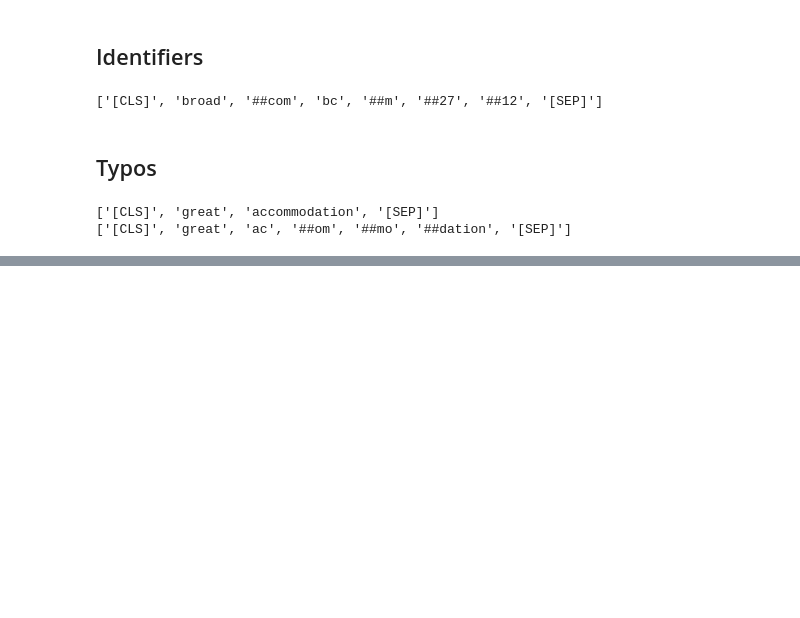
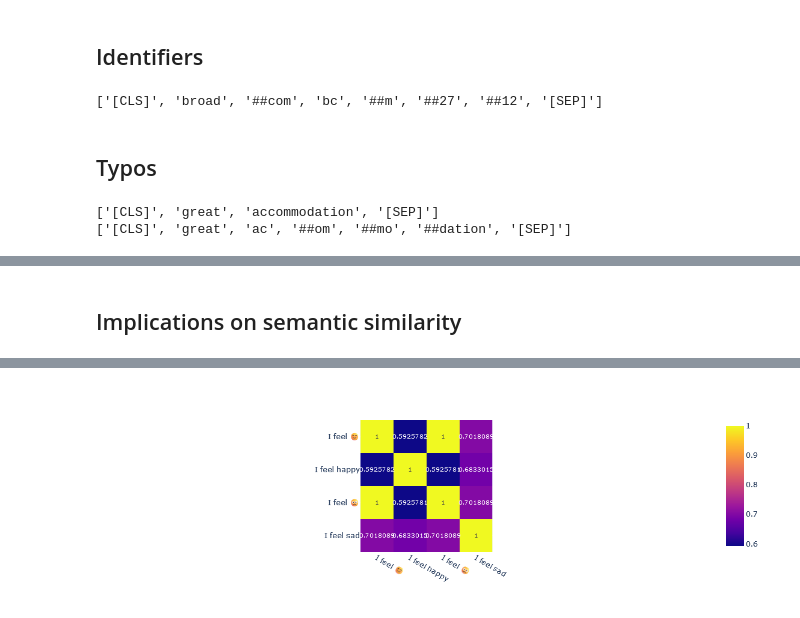
Before and after one commit to sulaiman-shamasna/Retrieval-Optimization-Tokenization-to-Vector-Quantization, a Jupyter notebook: tokenization_practical_implications.ipynb, the cells around one changed output, grey strips where cells are left out. Cells and saved outputs as stored; diff of their text form; code cells hidden in the pictures; blank space fills up the shorter version.

Commit message:
chore: :construction: Update the new notebook illustrating some practical implications of tokenization!

```diff
--- a/tokenization_practical_implications.ipynb
+++ b/tokenization_practical_implications.ipynb
@@ -54,0 +95,21 @@ for sentence in sentences:
+# %% [markdown]
+## Implications on semantic similarity
+# %%
+import plotly.express as px
+
+sentences = [
+    "I feel 😊",
+    "I feel happy",
+    "I feel 🙁",
+    "I feel sad",
+]
+embeddings = sbert_model.encode(sentences)
+cosine_scores = util.cos_sim(embeddings, embeddings)
+
+px.imshow(
+    cosine_scores,
+    x=sentences,
+    y=sentences,
+    text_auto=True,
+)
+# %% [output]
@@ -54,0 +117 @@ for sentence in sentences:
+[figure, added]
```
Also changed, not shown: parts of 10 cells of this notebook.
